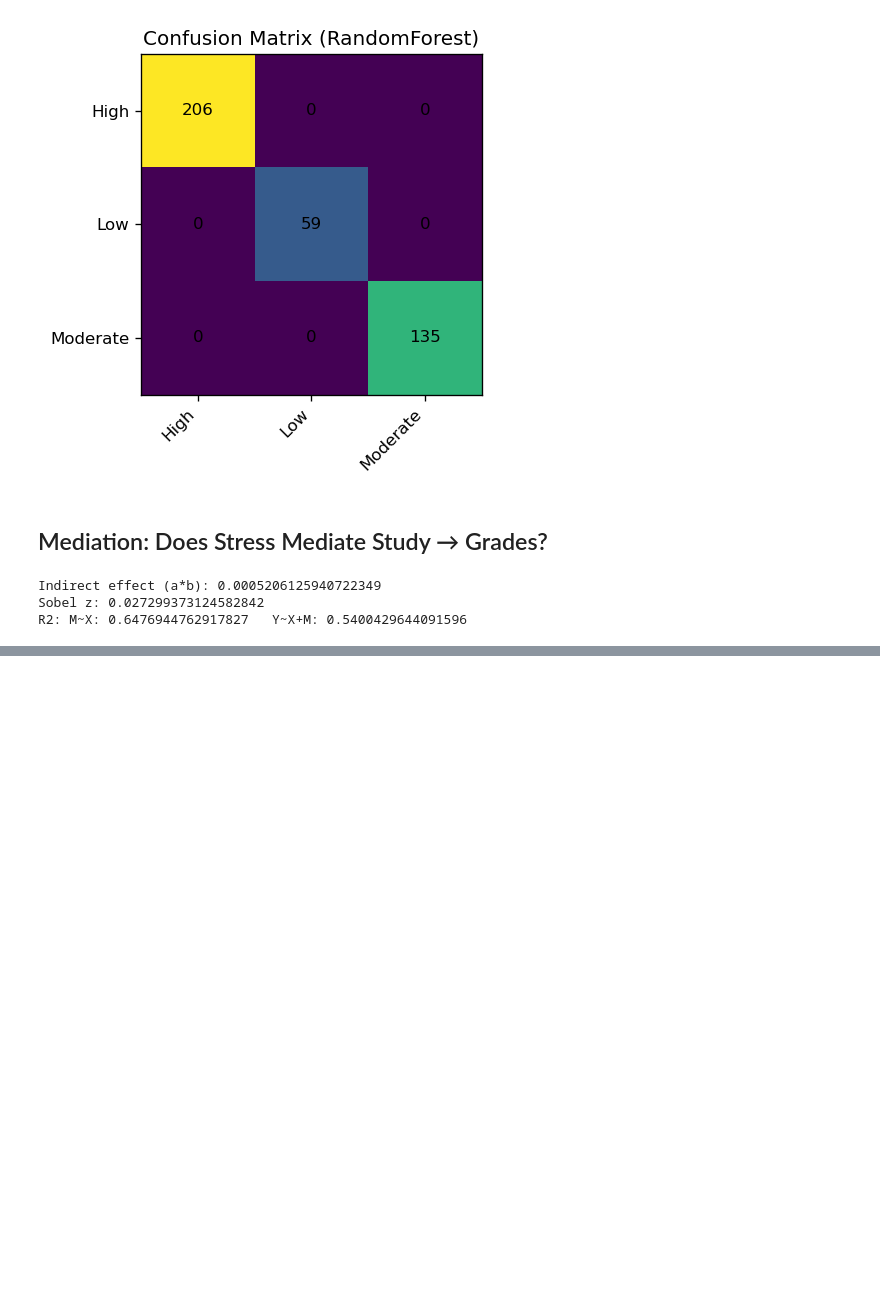
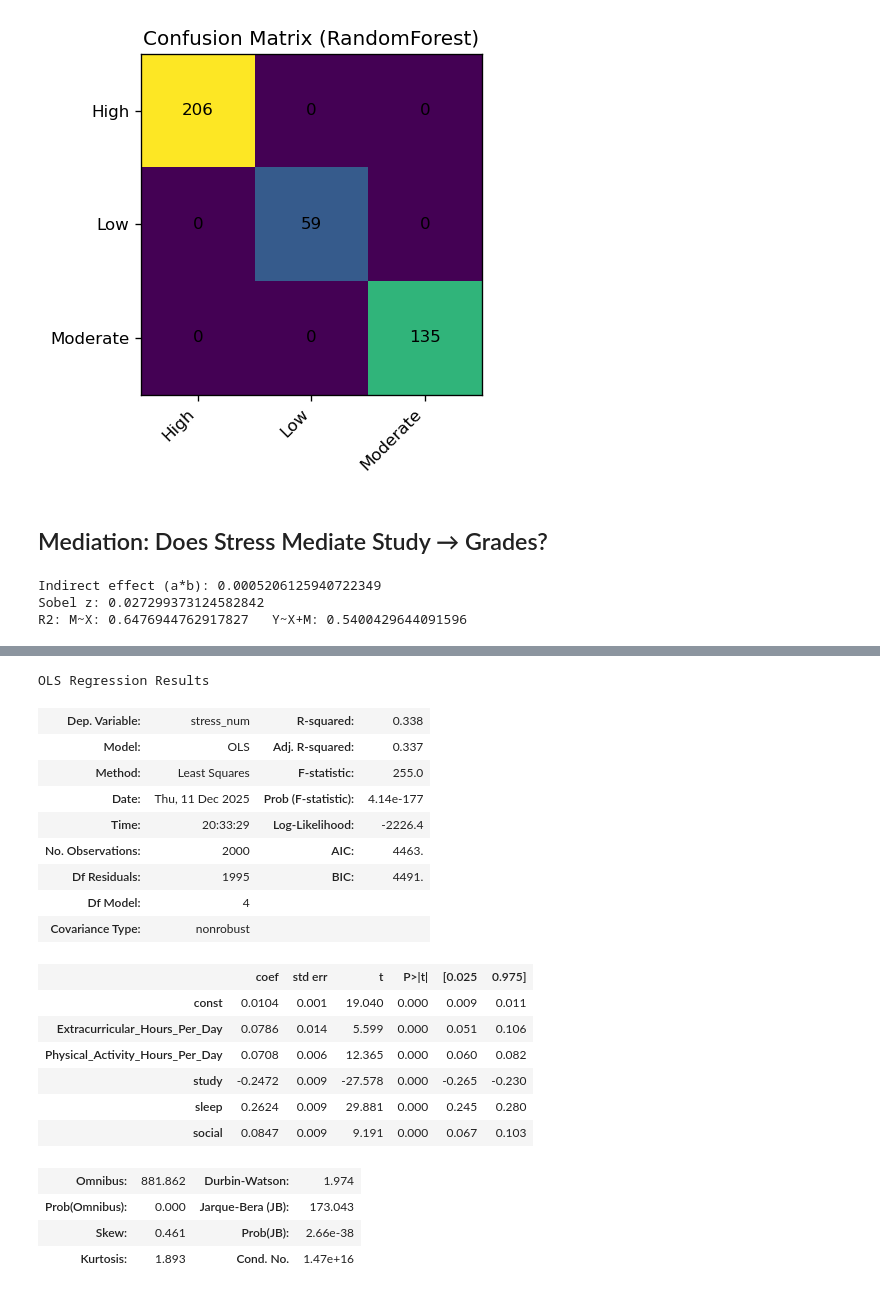
Before and after one commit to YongshiZhan/ece225_final_project, a Jupyter notebook: Student_Lifestyle_Project_Notebook.ipynb, the cells around one changed output, grey strips where cells are left out. Saved outputs shown, nothing was run; the diff lists cells and outputs as text; code cells hidden in the pictures; blank space fills up the shorter version.

```diff
--- a/Student_Lifestyle_Project_Notebook.ipynb
+++ b/Student_Lifestyle_Project_Notebook.ipynb
@@ -378,0 +394,57 @@ R2: M~X: 0.6476944762917827   Y~X+M: 0.5400429644091596
+# %%
+# --- 7) Relationship between all 'hours_per_day' columns and Stress ---
+import numpy as np
+import pandas as pd
+from sklearn.preprocessing import OrdinalEncoder, StandardScaler
+from sklearn.linear_model import LinearRegression
+import statsmodels.api as sm
+
+# Copy dataframe
+df_rel = df.copy()
+
+# Find all 'hours_per_day' columns
+hours_cols = [c for c in df_rel.columns if 'hours_per_day' in c.lower()]
+hours_cols += ['study', 'sleep', 'social']
+print("Hours-per-day columns found:", hours_cols)
+
+if not hours_cols:
+    print("No columns with 'hours_per_day' found — please verify the column names.")
+else:
+    # Prepare stress variable
+    if 'stress' not in df_rel.columns:
+        print("No 'stress' column found.")
+    else:
+        stress = df_rel['stress']
+
+        # Convert stress to numeric if needed
+        if not np.issubdtype(stress.dropna().infer_objects().dtype, np.number):
+            enc = OrdinalEncoder()
+            stress_num = enc.fit_transform(stress.astype(str).to_frame()).ravel()
+            df_rel['stress_num'] = stress_num
+        else:
+            df_rel['stress_num'] = stress.astype(float)
+
+        # Drop missing values
+        sub_df = df_rel[hours_cols + ['stress_num']].dropna()
+
+        # Standardize X for interpretability
+        X = StandardScaler().fit_transform(sub_df[hours_cols])
+        y = sub_df['stress_num']
+
+        # Fit linear regression model
+        linreg = LinearRegression()
+        linreg.fit(X, y)
+
+        print("\n=== Linear Regression: Stress vs Hours/Day features ===")
+        for col, coef in zip(hours_cols, linreg.coef_):
+            print(f"{col:30s} → coefficient = {coef:.4f}")
+
+        print(f"Intercept: {linreg.intercept_:.4f}")
+        print(f"R² on all data: {linreg.score(X, y):.4f}")
+
+        # (Optional) Statsmodels version for p-values
+        X_sm = sm.add_constant(sub_df[hours_cols])
+        model = sm.OLS(sub_df['stress_num'], X_sm).fit()
+        print("\n=== Statsmodels Summary ===")
+        display(model.summary())
+# %% [output]
@@ -378,0 +463,21 @@ R2: M~X: 0.6476944762917827   Y~X+M: 0.5400429644091596
+OLS Regression Results
+| Dep. Variable: | stress_num | R-squared: | 0.338 |
+| Model: | OLS | Adj. R-squared: | 0.337 |
+| Method: | Least Squares | F-statistic: | 255.0 |
+| Date: | Thu, 11 Dec 2025 | Prob (F-statistic): | 4.14e-177 |
+| Time: | 20:33:29 | Log-Likelihood: | -2226.4 |
+| No. Observations: | 2000 | AIC: | 4463. |
+| Df Residuals: | 1995 | BIC: | 4491. |
+| Df Model: | 4 |  |  |
+| Covariance Type: | nonrobust |  |  |
+|  | coef | std err | t | P>|t| | [0.025 | 0.975] |
+| const | 0.0104 | 0.001 | 19.040 | 0.000 | 0.009 | 0.011 |
+| Extracurricular_Hours_Per_Day | 0.0786 | 0.014 | 5.599 | 0.000 | 0.051 | 0.106 |
+| Physical_Activity_Hours_Per_Day | 0.0708 | 0.006 | 12.365 | 0.000 | 0.060 | 0.082 |
+| study | -0.2472 | 0.009 | -27.578 | 0.000 | -0.265 | -0.230 |
+| sleep | 0.2624 | 0.009 | 29.881 | 0.000 | 0.245 | 0.280 |
+| social | 0.0847 | 0.009 | 9.191 | 0.000 | 0.067 | 0.103 |
+| Omnibus: | 881.862 | Durbin-Watson: | 1.974 |
+| Prob(Omnibus): | 0.000 | Jarque-Bera (JB): | 173.043 |
+| Skew: | 0.461 | Prob(JB): | 2.66e-38 |
+| Kurtosis: | 1.893 | Cond. No. | 1.47e+16 |
```
Also changed, not shown: parts of 5 cells of this notebook.
